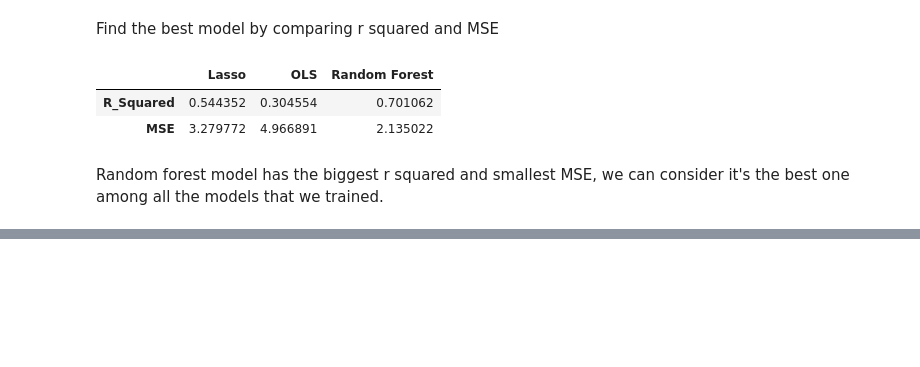
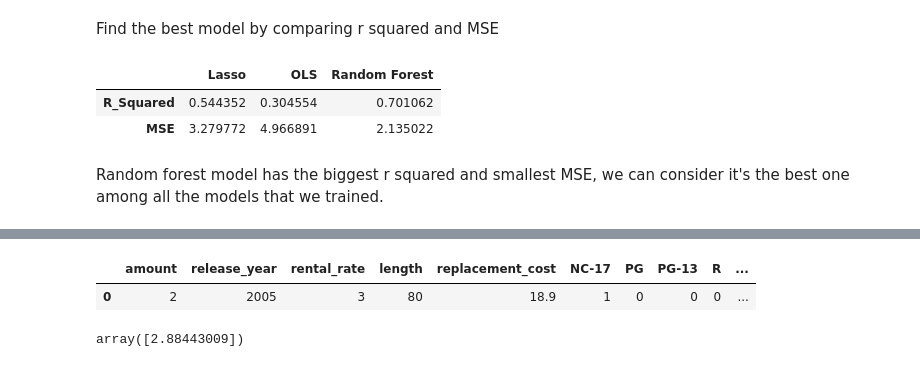
Before and after one commit to marionzhu/ml_models_deployments, a Jupyter notebook: notebooks/group4_model.ipynb, the cells around one changed output, grey strips where cells are left out. Drawn from its saved outputs; the diff is of its cells as text; code cells hidden in the pictures; blank space fills up the shorter version.

```diff
--- a/notebooks/group4_model.ipynb
+++ b/notebooks/group4_model.ipynb
@@ -365,0 +366,8 @@ Random forest model has the biggest r squared and smallest MSE, we can consider
+# %%
+def transformer(df):
+    df=df.copy()
+    df['behind_the_scenes'] = df['special_features'].apply(lambda x: 1 if 'Behind the Scenes' in x else 0)
+    df['deleted_scenes'] = df['special_features'].apply(lambda x: 1 if 'Deleted Scenes' in x else 0)
+    df.drop(columns=['special_features'], inplace= True)
+
+    return df
@@ -365,0 +435,12 @@ Random forest model has the biggest r squared and smallest MSE, we can consider
+# %%
+# transform test data
+
+transformer(test_data)
+# %% [output]
+|  | amount | release_year | rental_rate | length | replacement_cost | NC-17 | PG | PG-13 | R | ... |
+| 0 | 2 | 2005 | 3 | 80 | 18.9 | 1 | 0 | 0 | 0 | ... |
+# %%
+# predict test data
+rf.predict(transformer(test_data))
+# %% [output]
+array([2.88443009])
```
Also changed, not shown: parts of 4 cells of this notebook.
